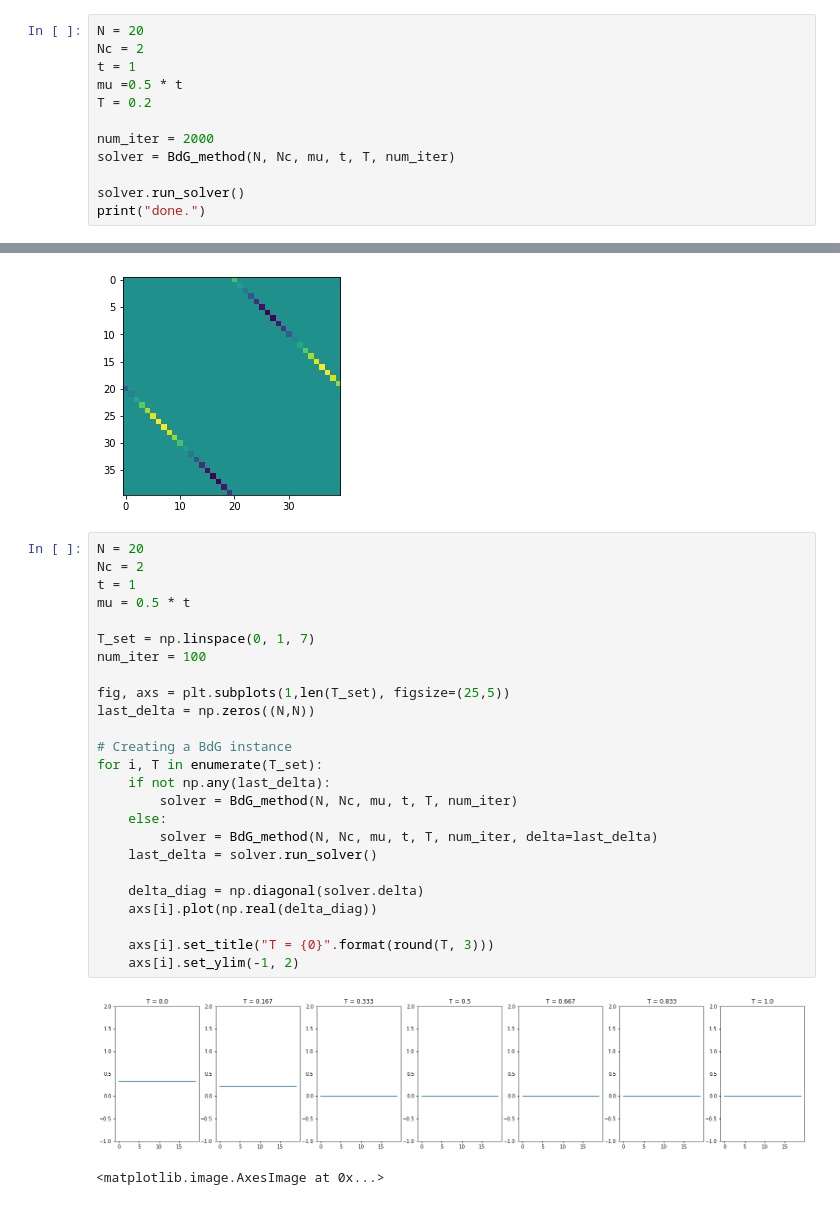
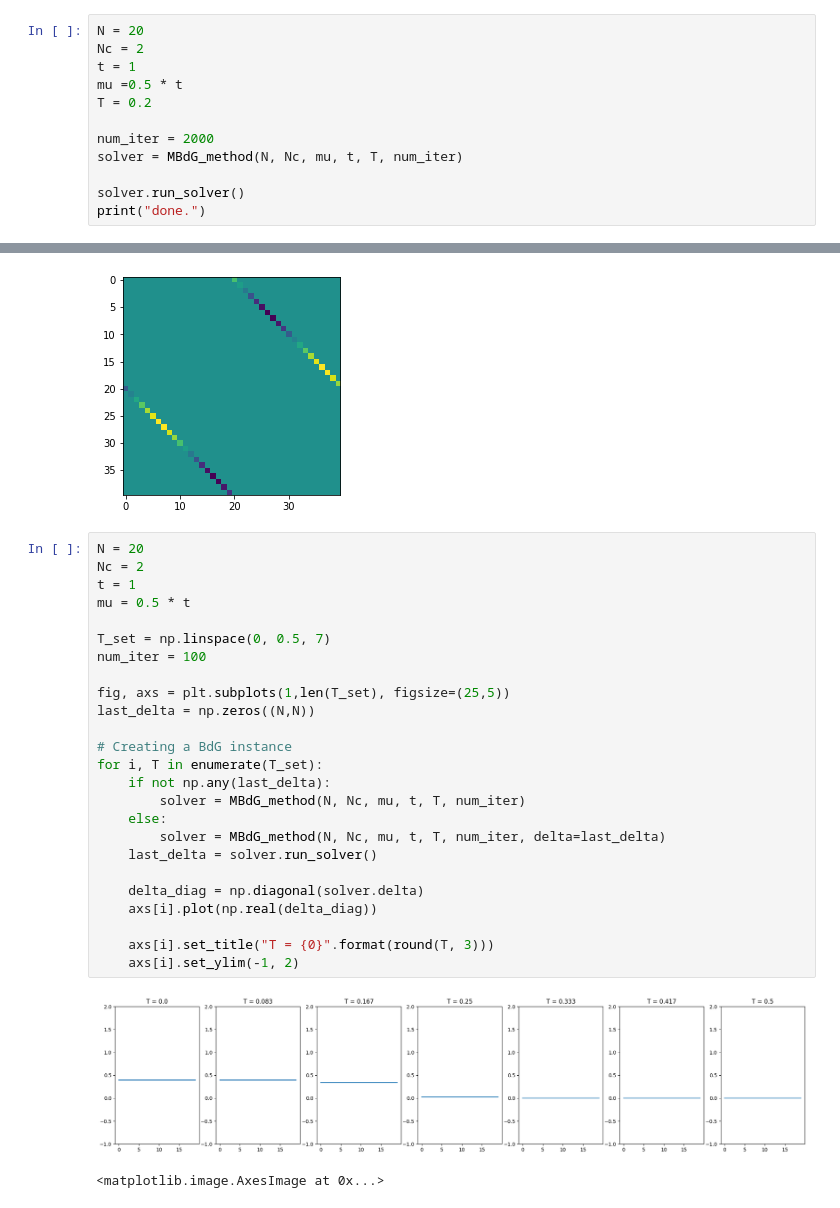
Before and after one commit to axeltib/BdG-numerical, a Jupyter notebook: code/spin_chain.ipynb, the cells around one changed output, grey strips where cells are left out. Saved outputs shown, nothing was run; the diff lists cells and outputs as text.

```diff
--- a/code/spin_chain.ipynb
+++ b/code/spin_chain.ipynb
@@ -20,7 +21,7 @@ mu =0.5 * t
 T = 0.2
 
 num_iter = 2000
-solver = BdG_method(N, Nc, mu, t, T, num_iter)
+solver = MBdG_method(N, Nc, mu, t, T, num_iter)
 
 solver.run_solver()
 print("done.")
@@ -49,30 +50,30 @@ plt.imshow(np.imag(solver.H_bdg))
 # %%
 N = 20
 Nc = 2
 t = 1
 mu = 0.5 * t
 
-T_set = np.linspace(0, 1, 7)
+T_set = np.linspace(0, 0.5, 7)
 num_iter = 100
 
 fig, axs = plt.subplots(1,len(T_set), figsize=(25,5))
 last_delta = np.zeros((N,N))
 
 # Creating a BdG instance
 for i, T in enumerate(T_set):
     if not np.any(last_delta):
-        solver = BdG_method(N, Nc, mu, t, T, num_iter)
+        solver = MBdG_method(N, Nc, mu, t, T, num_iter)
     else:
-        solver = BdG_method(N, Nc, mu, t, T, num_iter, delta=last_delta)
+        solver = MBdG_method(N, Nc, mu, t, T, num_iter, delta=last_delta)
     last_delta = solver.run_solver()
 
     delta_diag = np.diagonal(solver.delta)
     axs[i].plot(np.real(delta_diag))
 
     axs[i].set_title("T = {0}".format(round(T, 3)))
     axs[i].set_ylim(-1, 2)
 # %% [output]
-[figure, old version]
+[figure, new version]
 # %%
 # %% [output]
 <matplotlib.image.AxesImage at 0x...>
```
Also changed, not shown: parts of 7 cells of this notebook, 3 other files.
